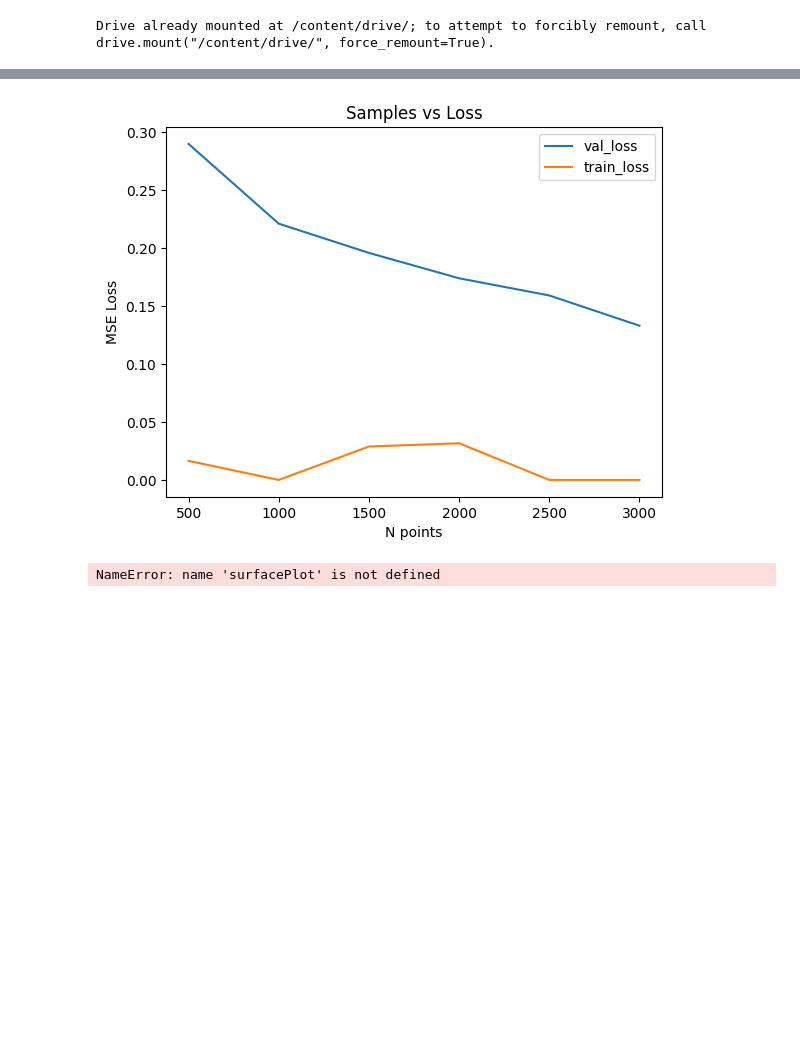
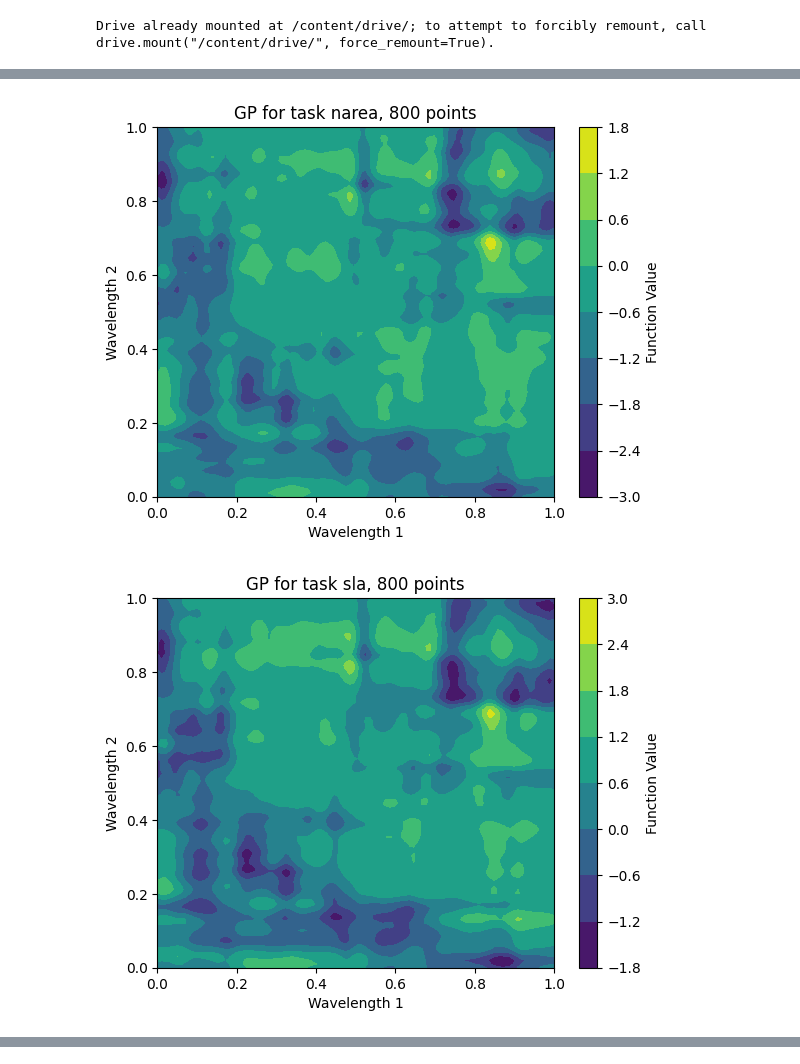
Before and after one commit to stair-lab/bo4ag, a Jupyter notebook: MixedKernelTest.ipynb, the cells around one changed output, grey strips where cells are left out. Cells and saved outputs as stored; diff of their text form; code cells hidden in the pictures; blank space fills up the shorter version.

```diff
--- a/MixedKernelTest.ipynb
+++ b/MixedKernelTest.ipynb
@@ -270,0 +293,12 @@ for N in option_n:
+# %%
+for task in tasks:
+  def modelWrapper(X):
+    id = getTaskID(task)
+    id_vector = id * torch.ones((X.shape[0],1))
+    inp = torch.cat([X, id_vector], dim=1)
+    return model.posterior(inp).mean
+
+  surfacePlot(modelWrapper, title=f"GP for task {task}, {option_n[-1]} points", n=100)
+# %% [output]
+[figure, added]
+[figure, added]
@@ -271,16 +329,17 @@ for N in option_n:
 # %%
-#plot training and validation loss
-# Create a line plot
-plt.plot(option_n, results["val_loss"], label = "val_loss")
-plt.plot(option_n, results["train_loss"], label = "train_loss")
+# #plot training and validation loss
+# for task in tasks:
+#   task_dic = results[task]
 
-# Add labels and title
-plt.xlabel('N points')
-plt.ylabel('MSE Loss')
-plt.title('Samples vs Loss')
-plt.legend()
+#   # Create a line plot
+#   plt.plot(option_n, task_dic["val_loss"], label = f"{task} val_loss", linestyle="--")
+#   plt.plot(option_n, task_dic["train_loss"], label = f"{task} train_loss", linestyle="solid")
 
-# Show the plot
-plt.show()
+# # Add labels and title
+# plt.xlabel('N points')
+# plt.ylabel('MSE Loss')
+# plt.title('Samples vs Loss')
+# plt.legend()
+
+# # Show the plot
+# plt.show()
-# %% [output]
-[figure, removed]
@@ -299,12 +346,18 @@ plt.show()
 # %%
-task = "narea"
+# #load model and results, requires inputting data
+# model_N = option_n[-1] # num training data in desired model
 
-def modelWrapper(X):
-  id = getTaskID(task)
-  id_vector = id * torch.ones((X.shape[0],1))
-  inp = torch.cat([X, id_vector], dim=1)
-  return model.posterior(inp).mean
+# # #re-load model here
+# # state_dict = torch.load(f'{base_path}/models/vanilla_gp_mixed_{model_N}.pth')
+# # x_train_normalized, y_train_standardized = mergeData(train_data.values(), N=10)
+# # model = MixedSingleTaskGP(x_train_normalized[:model_N], y_train_standardized[:model_N], cat_dims=[-1])  # Create a new GP model
+# # model.load_state_dict(state_dict)
 
-surfacePlot(modelWrapper, title=f"GP for task {task}, {len(x_train)} points", n=100)
+# for task in tasks:
+#   def modelWrapper(X):
+#     id = getTaskID(task)
+#     id_vector = id * torch.ones((X.shape[0],1))
+#     inp = torch.cat([X, id_vector], dim=1)
+#     return model.posterior(inp).mean
+
+#   surfacePlot(modelWrapper, title=f"GP for task {task}, {model_N} points", n=100)
-# %% [output]
-NameError: name 'surfacePlot' is not defined
```
Also changed, not shown: parts of 23 cells of this notebook.
